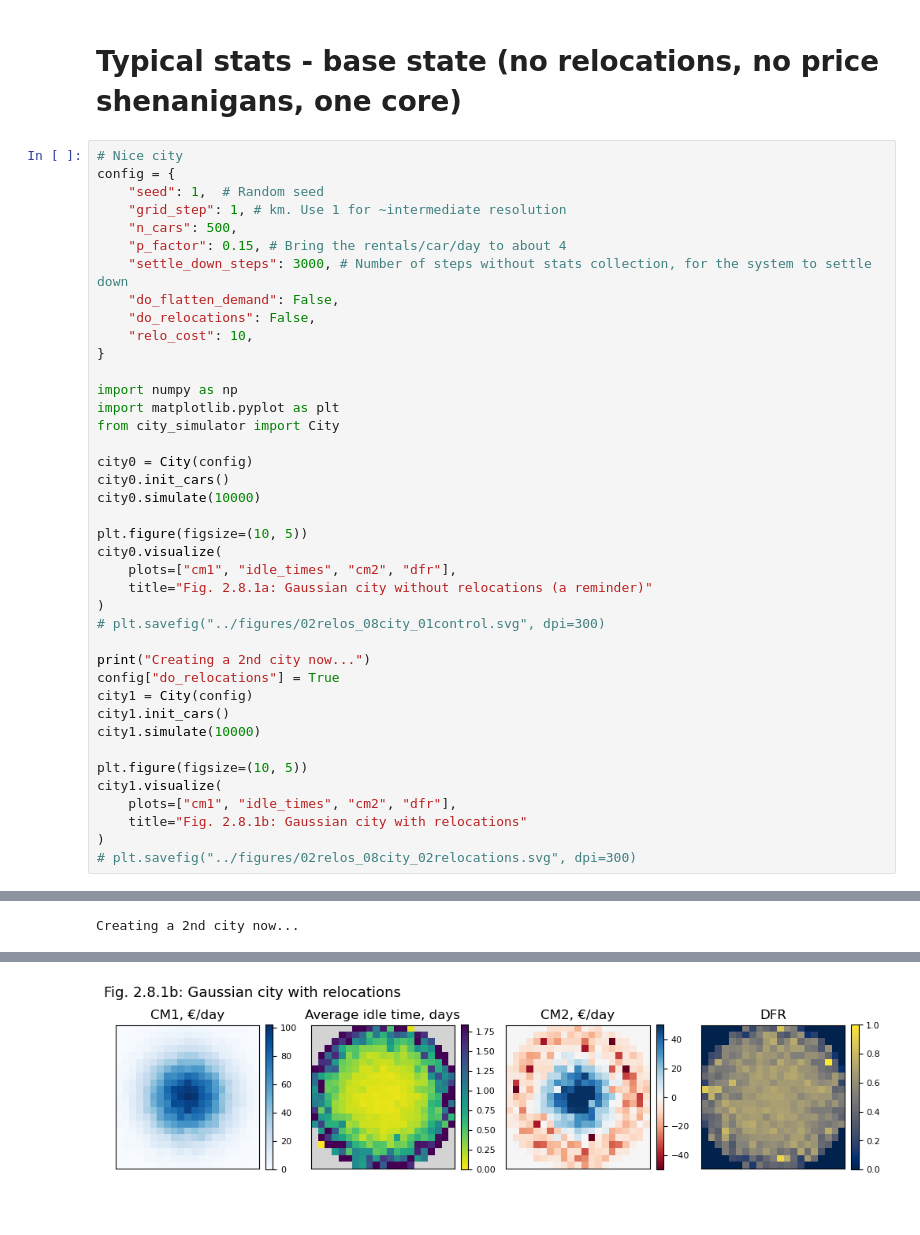
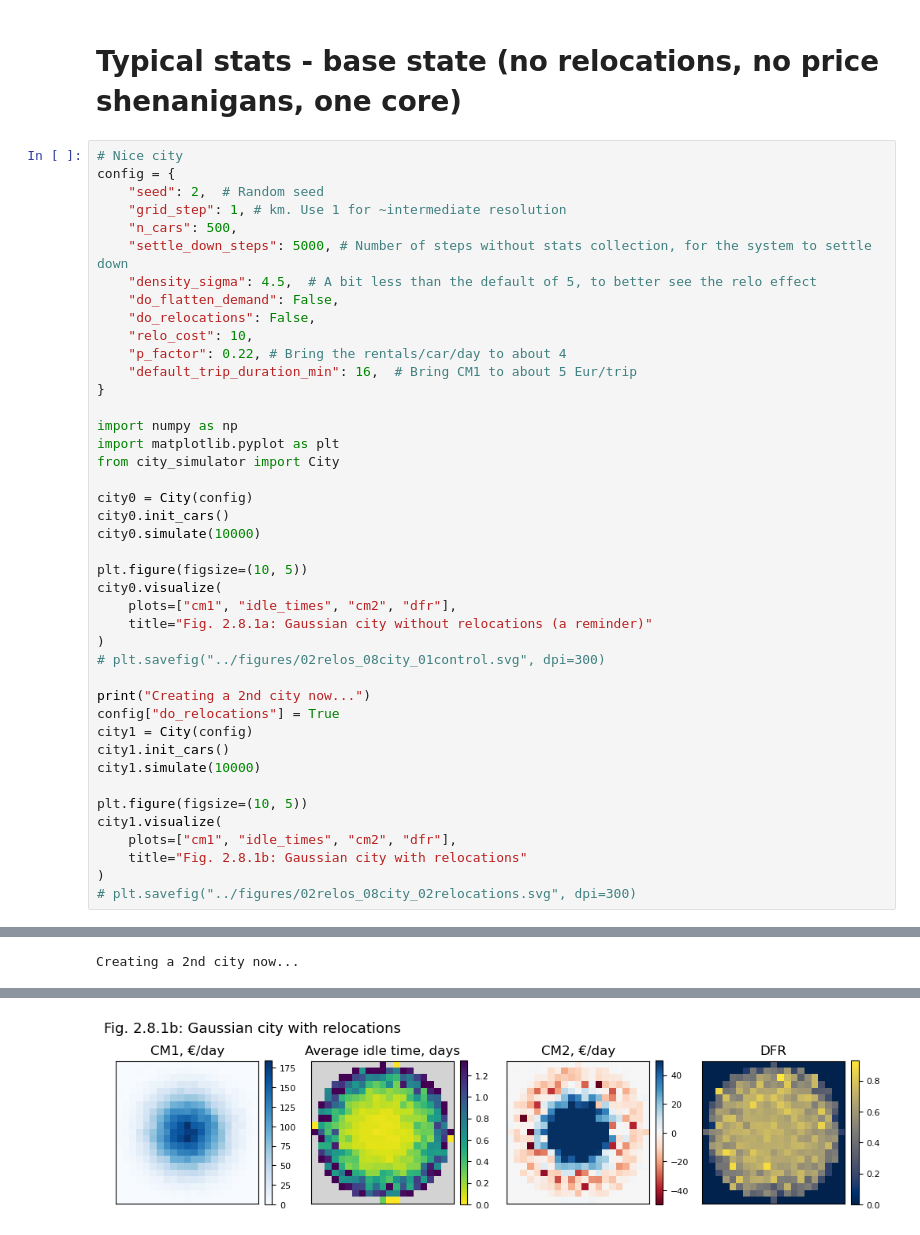
Before and after one commit to khakhalin/carsharing101, a Jupyter notebook: scripts/02relos_08city.ipynb, the cells around one changed output, grey strips where cells are left out. Cells and saved outputs as stored; diff of their text form.

Commit message:
Relos city: notes for the future, model parameters tweak

```diff
--- a/scripts/02relos_08city.ipynb
+++ b/scripts/02relos_08city.ipynb
@@ -142,14 +142,16 @@ plt.xticks([]); plt.yticks([]);
 # %%
 # Nice city
 config = {
-    "seed": 1,  # Random seed
+    "seed": 2,  # Random seed
     "grid_step": 1, # km. Use 1 for ~intermediate resolution
     "n_cars": 500,
-    "p_factor": 0.15, # Bring the rentals/car/day to about 4
-    "settle_down_steps": 3000, # Number of steps without stats collection, for the system to settle down
+    "settle_down_steps": 5000, # Number of steps without stats collection, for the system to settle down
+    "density_sigma": 4.5,  # A bit less than the default of 5, to better see the relo effect
     "do_flatten_demand": False,
     "do_relocations": False,
     "relo_cost": 10,
+    "p_factor": 0.22, # Bring the rentals/car/day to about 4
+    "default_trip_duration_min": 16,  # Bring CM1 to about 5 Eur/trip
 }
 
 import numpy as np
@@ -211,4 +213,4 @@ Creating a 2nd city now...
-[figure, old version]
+[figure, new version]
 # %%
 # Stats, use data from the previous run 👆
 
```
Also changed, not shown: parts of 3 cells of this notebook, 2 other files.
